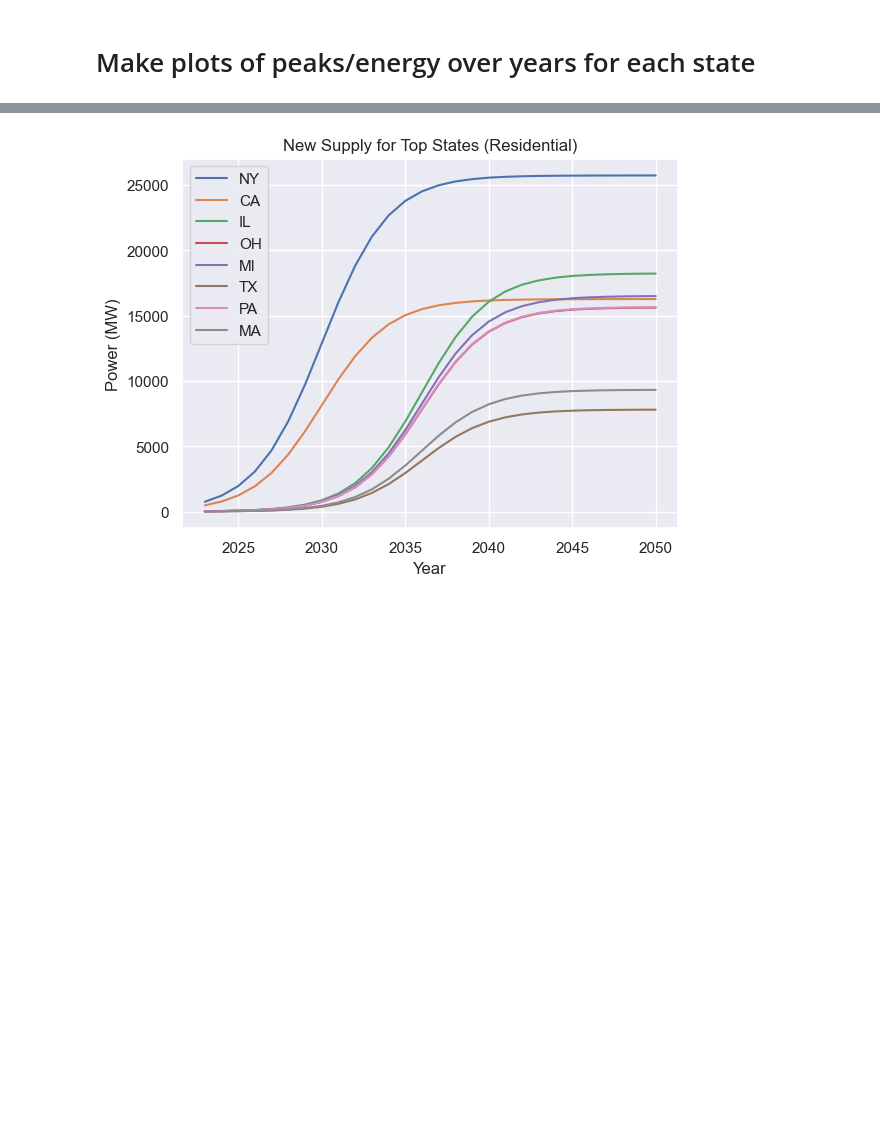
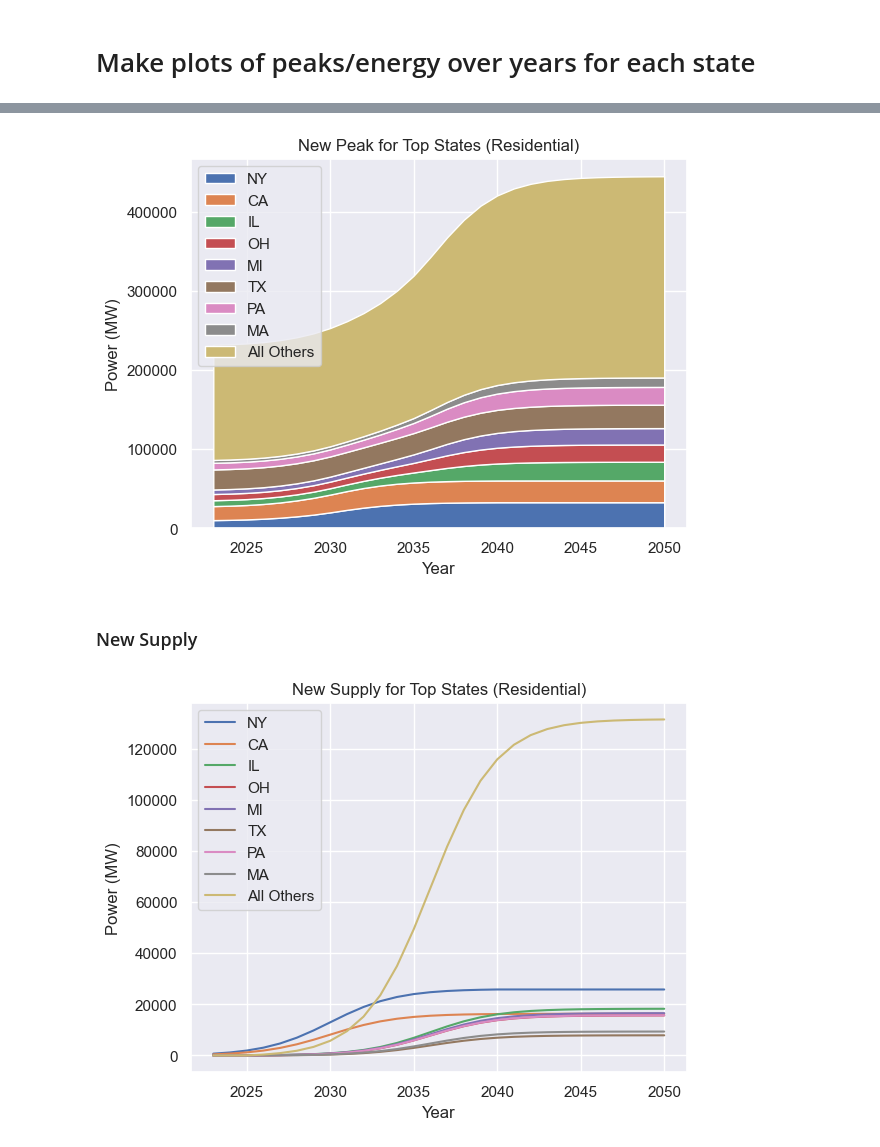
Before and after one commit to slacgismo/electrification-loadshape-analysis, a Jupyter notebook: task2_report_national/residential_loadshape_analysis.ipynb, the cells around one changed output, grey strips where cells are left out. Drawn from its saved outputs; the diff is of its cells as text; code cells hidden in the pictures; blank space fills up the shorter version.

```diff
--- a/task2_report_national/residential_loadshape_analysis.ipynb
+++ b/task2_report_national/residential_loadshape_analysis.ipynb
@@ -396,5 +510,22 @@ plt.show()
+# %%
+list_plot = [state_summary_list[state]["New Peak"] for state in plot_states]
+
+plt.stackplot(year_range, list_plot, labels=plot_states)
+plt.title(f"New Peak for Top States (Residential)")
+plt.ylabel("Power (MW)")
+plt.xlabel("Year")
+plt.legend(loc="upper left")
+
+if save_plots:
+    plt.savefig("res_new_peak_states_stack.pdf", dpi=150)
+
+plt.show()
+# %% [output]
+[figure, added]
+# %% [markdown]
+### New Supply
 # %%
-for state in res_states:
+for state in plot_states:
     plt.plot(year_range, state_summary_list[state]["New Supply"], label=state)
 plt.title(f"New Supply for Top States (Residential)")
 plt.ylabel("Power (MW)")
@@ -406,4 +537,4 @@ if save_plots:
 
 plt.show()
 # %% [output]
-[figure, old version]
+[figure, new version]
```
Also changed, not shown: parts of 24 cells of this notebook, 1 other file.
